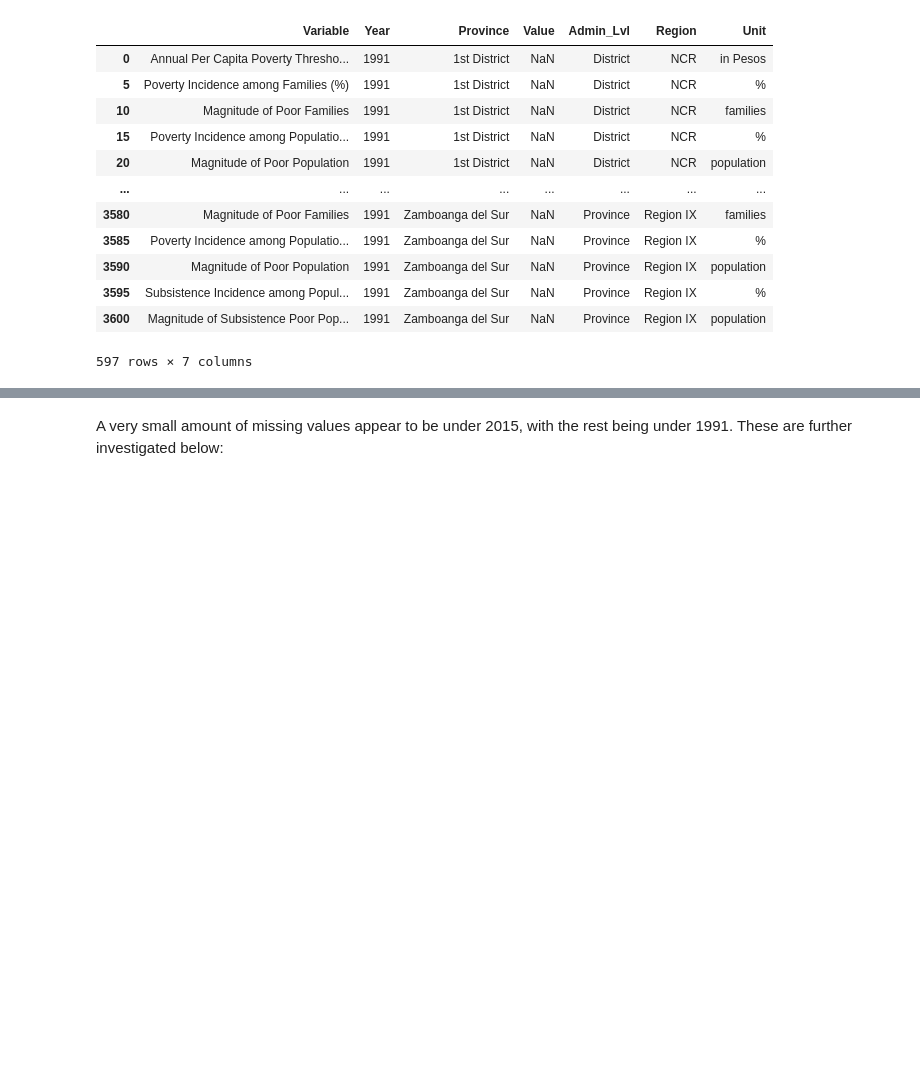
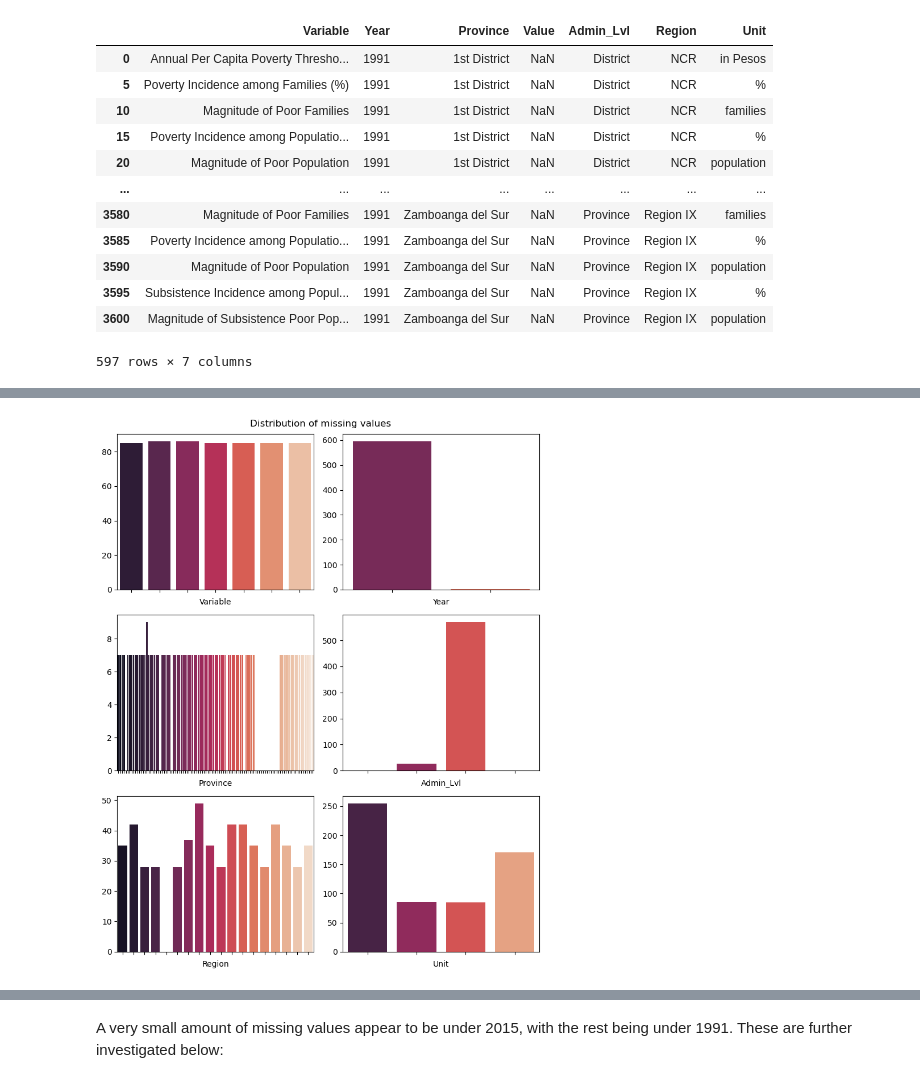
Before and after one commit to IrishMorales/ph-poverty-statistics, a Jupyter notebook: ph-poverty-statistics.ipynb, the cells around one changed output, grey strips where cells are left out. Drawn from its saved outputs; the diff is of its cells as text; code cells hidden in the pictures; blank space fills up the shorter version.

Commit message:
Complete inspect missing values under 'Value'

```diff
--- a/ph-poverty-statistics.ipynb
+++ b/ph-poverty-statistics.ipynb
@@ -383,0 +375,20 @@ plt.show()
+# %%
+# Get list of other columns to iterate over
+cols = list(df.columns)
+cols.remove('Value')
+
+
+# PLot distribution of missing values
+plt.figure(figsize = (8, 10))
+plt.suptitle("Distribution of missing values")
+
+for i in range(len(cols)):
+    ax = plt.subplot(3, 2, i+1)
+    sns.countplot(data=missing_values, x=cols[i], palette='rocket')
+    ax.set_ylabel('')
+    ax.set_xticklabels([])
+
+plt.tight_layout()
+plt.show()
+# %% [output]
+[figure, added]
```
Also changed, not shown: parts of 19 cells of this notebook.
